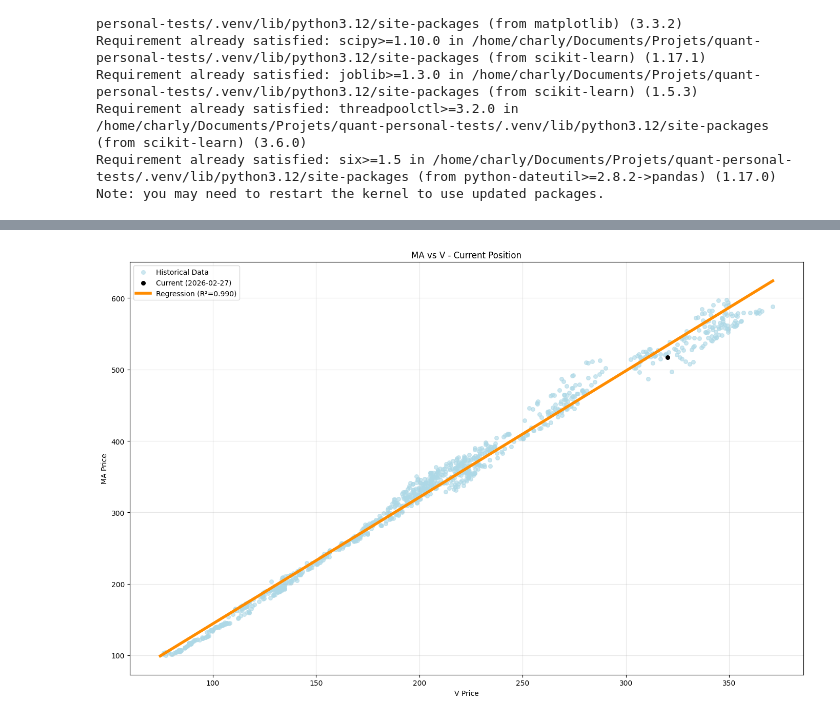
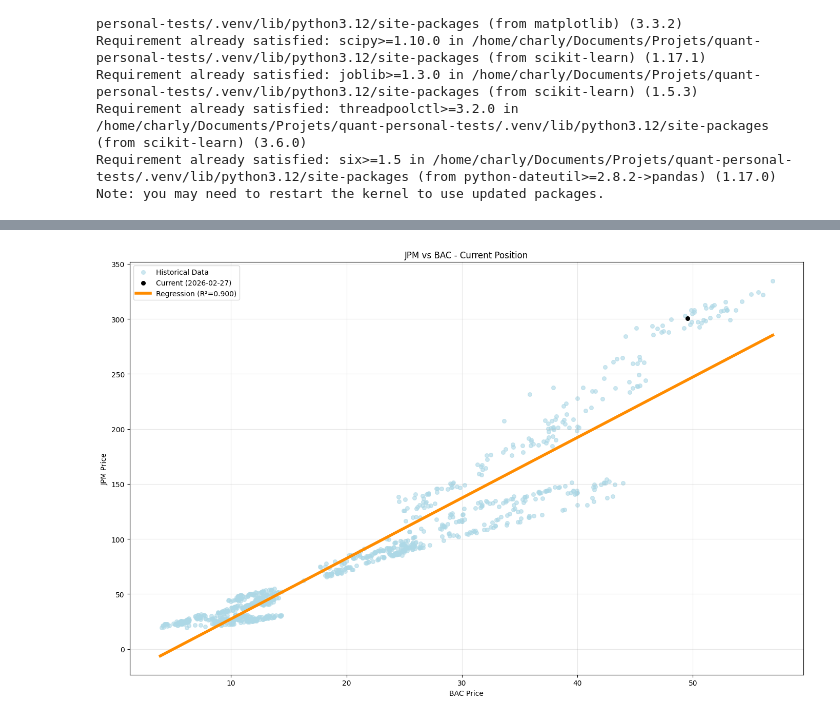
Before and after one commit to Charlyhno-eng/quant-personal-tests, a Jupyter notebook: strategies/mean_reversion/basic_linear_regression.ipynb, the cells around one changed output, grey strips where cells are left out. Saved outputs shown, nothing was run; the diff lists cells and outputs as text; code cells hidden in the pictures.

```diff
--- a/strategies/mean_reversion/basic_linear_regression.ipynb
+++ b/strategies/mean_reversion/basic_linear_regression.ipynb
@@ -32,8 +32,8 @@ import numpy as np
 import matplotlib.pyplot as plt
 import seaborn as sns
 
-ASSET1_FILE = "../../data/sp500_top30/MA_1d_2017-01-01_2026-03-01.csv"
-ASSET2_FILE = "../../data/sp500_top30/V_1d_2017-01-01_2026-03-01.csv"
+ASSET1_FILE = "../../data/test_mean_reversion/JPM_1d_2009-04-01_2026-03-01.csv"
+ASSET2_FILE = "../../data/test_mean_reversion/BAC_1d_2009-04-01_2026-03-01.csv"
 
 # Extract tickers from filenames
 asset1_ticker = ASSET1_FILE.split('/')[-1].split('_')[0]
@@ -81,38 +98,35 @@ Slope = 1.7700
 # %%
 plt.figure(figsize=(14, 9))
 
 # Sample historical data (max 1000 points)
 sample_size = min(1000, len(df)-1)
 df_sample = df.sample(n=sample_size, random_state=42)
 
 # Historical points (light blue)
-plt.scatter(df_sample[asset2_col], df_sample[asset1_col],
-            alpha=0.6, s=30, label='Historical Data', color='lightblue')
+plt.scatter(df_sample[asset2_col], df_sample[asset1_col], alpha=0.6, s=30, label='Historical Data', color='lightblue')
 
 # Current point (black, same size)
 current_point = df.iloc[-1]
-plt.scatter(current_point[asset2_col], current_point[asset1_col],
-            color='black', s=30, label=f'Current ({current_point.name.strftime("%Y-%m-%d")})', zorder=5)
+plt.scatter(current_point[asset2_col], current_point[asset1_col],  color='black', s=30, label=f'Current ({current_point.name.strftime("%Y-%m-%d")})', zorder=5)
 
 # Regression line
 x_range = np.linspace(df[asset2_col].min(), df[asset2_col].max(), 100)
 y_pred = model.predict(x_range.reshape(-1, 1))
-plt.plot(x_range, y_pred, color='darkorange', linewidth=4,
-         label=f'Regression (R²={r2:.3f})')
+plt.plot(x_range, y_pred, color='darkorange', linewidth=4, label=f'Regression (R²={r2:.3f})')
 
 plt.xlabel(f'{asset2_col} Price')
 plt.ylabel(f'{asset1_col} Price')
 plt.title(f'{asset1_col} vs {asset2_col} - Current Position')
 plt.legend()
 plt.grid(True, alpha=0.3)
 plt.tight_layout()
 plt.show()
 
 # Distance from regression line
 current_pred = model.predict([[current_point[asset2_col]]])[0]
 distance = abs(current_point[asset1_col] - current_pred)
 # %% [output]
-[figure, old version]
+[figure, new version]
 # %%
 # Calculate spread locally
 spread = df[asset1_col] - model.predict(df[[asset2_col]])
```
Also changed, not shown: parts of 8 cells of this notebook, 3 other files.
